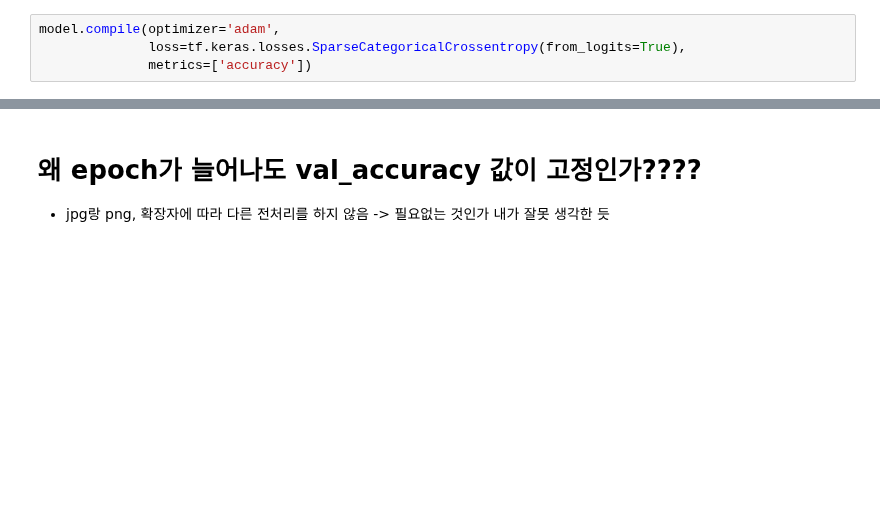
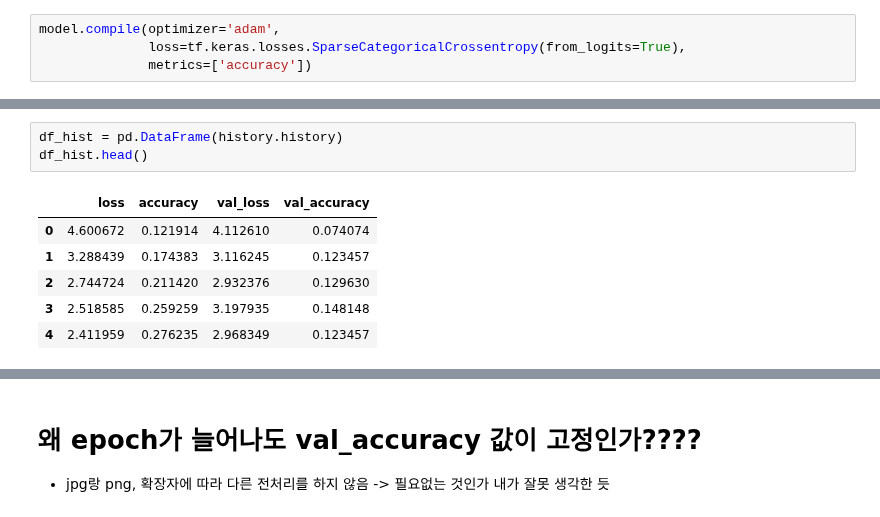
Before and after one commit to wumusill/AI_School, a Jupyter notebook: DL/pokemon.ipynb, the cells around one changed output, grey strips where cells are left out. Saved outputs shown, nothing was run; the diff lists cells and outputs as text; blank space fills up the shorter version.

```diff
--- a/DL/pokemon.ipynb
+++ b/DL/pokemon.ipynb
@@ -700,0 +703,10 @@ accuracy of the model 0.8966049551963806
+# %%
+df_hist = pd.DataFrame(history.history)
+df_hist.head()
+# %% [output]
+|  | loss | accuracy | val_loss | val_accuracy |
+| 0 | 4.600672 | 0.121914 | 4.112610 | 0.074074 |
+| 1 | 3.288439 | 0.174383 | 3.116245 | 0.123457 |
+| 2 | 2.744724 | 0.211420 | 2.932376 | 0.129630 |
+| 3 | 2.518585 | 0.259259 | 3.197935 | 0.148148 |
+| 4 | 2.411959 | 0.276235 | 2.968349 | 0.123457 |
```
Also changed, not shown: parts of 8 cells of this notebook, 5 other files.
